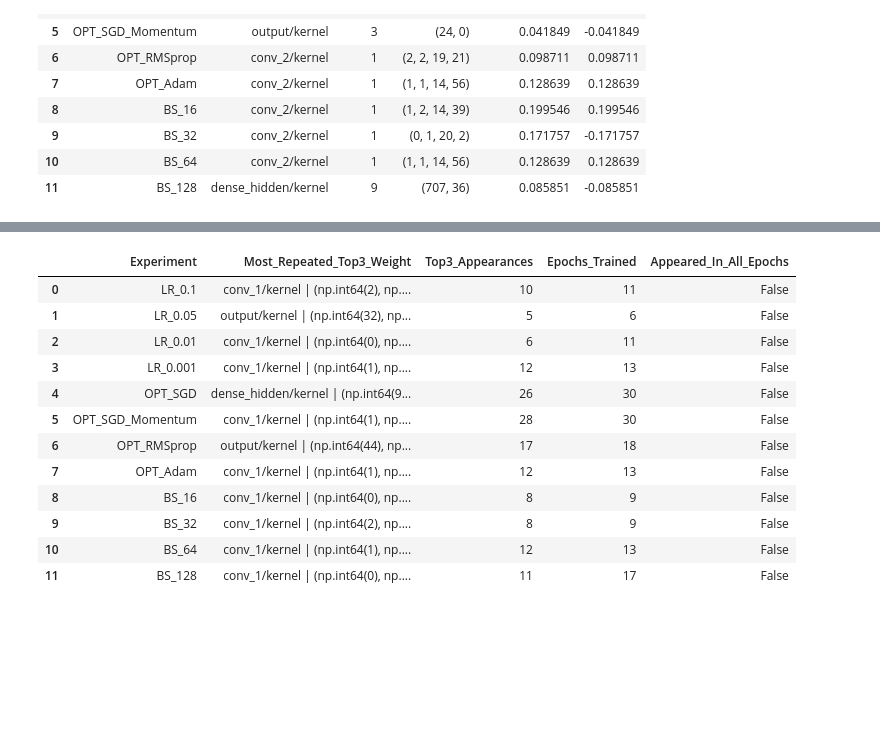
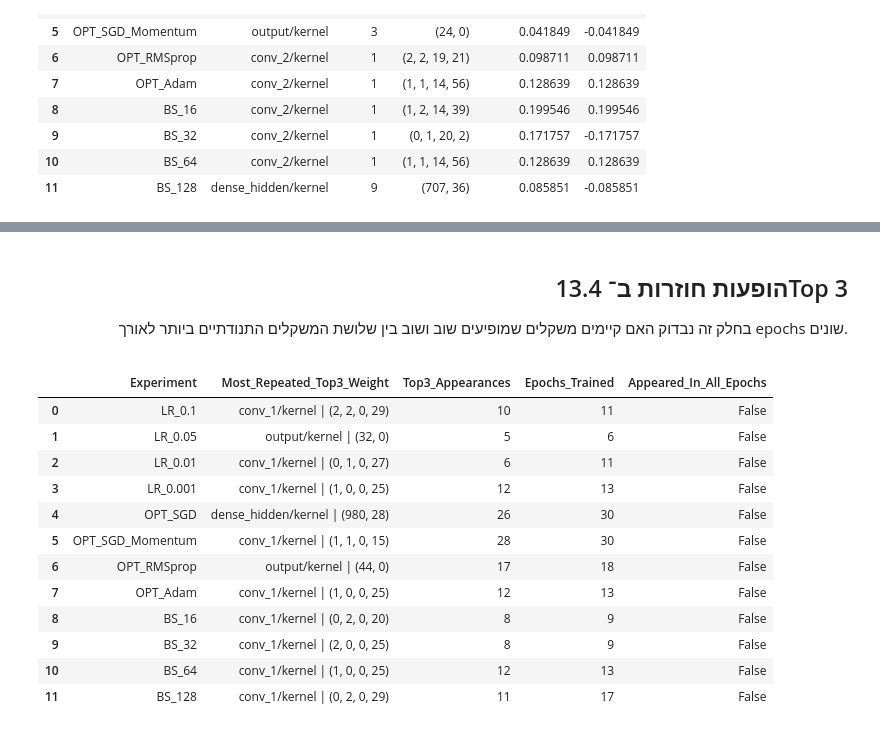
Before and after one commit to davidazimov069-maker/DeepLearning, a Jupyter notebook: FinalProject/DLFinalProject_DavidAviad.ipynb, the cells around one changed output, grey strips where cells are left out. Cells and saved outputs as stored; diff of their text form; code cells hidden in the pictures; blank space fills up the shorter version.

```diff
--- a/FinalProject/DLFinalProject_DavidAviad.ipynb
+++ b/FinalProject/DLFinalProject_DavidAviad.ipynb
@@ -1786,6 +1819,13 @@ Test accuracy: 0.8978571428571429
 Test F1: 0.8968997837058399
 Test ROC-AUC: 0.9611244897959184
 # %%
+summary_rows = []
+
+for experiment_name, result in experiment_results.items():
+    summary_rows.append(result["summary"])
+
+results_summary_df = pd.DataFrame(summary_rows)
+
 display_columns = [
     "Group",
     "Experiment",
@@ -1807,7 +1847,8 @@ display_columns = [
     "FN"
 ]
 
-results_summary_display = results_summary_df[display_columns].copy()
+results_summary_display = results_summary_df.copy()
+results_summary_display = results_summary_display[display_columns]
 
 numeric_columns = [
     "Best_Val_Loss",
@@ -2056,48 +2233,64 @@ most_volatile_df
+# %% [markdown]
+<a id="134-repeated-top3-analysis"></a>
+
+<div dir="rtl" style="text-align: right;">
+
+## 13.4 הופעות חוזרות ב־Top 3
+
+בחלק זה נבדוק האם קיימים משקלים שמופיעים שוב ושוב בין שלושת המשקלים התנודתיים ביותר לאורך epochs שונים.
+
+</div>
 # %%
+def clean_weight_index(weight_index):
+    return tuple(int(i) for i in weight_index)
+
+
 top3_repetition_rows = []
 
 for experiment_name, result in experiment_results.items():
     top_df = result["top_weight_changes"].copy()
 
+    top_df["clean_weight_index"] = top_df["weight_index"].apply(clean_weight_index)
+
     top_df["weight_id"] = (
         top_df["layer"].astype(str)
         + " | "
-        + top_df["weight_index"].astype(str)
+        + top_df["clean_weight_index"].astype(str)
     )
 
     repetition_counts = (
         top_df
         .groupby("weight_id")
         .size()
         .sort_values(ascending=False)
     )
 
     most_repeated_weight = repetition_counts.index[0]
     repeat_count = repetition_counts.iloc[0]
 
     epochs_trained = result["summary"]["Epochs_Trained"]
 
     top3_repetition_rows.append({
         "Experiment": experiment_name,
         "Most_Repeated_Top3_Weight": most_repeated_weight,
         "Top3_Appearances": repeat_count,
         "Epochs_Trained": epochs_trained,
         "Appeared_In_All_Epochs": repeat_count == epochs_trained
     })
 
 top3_repetition_df = pd.DataFrame(top3_repetition_rows)
 top3_repetition_df
 # %% [output]
 |  | Experiment | Most_Repeated_Top3_Weight | Top3_Appearances | Epochs_Trained | Appeared_In_All_Epochs |
-| 0 | LR_0.1 | conv_1/kernel | (np.int64(2), np.... | 10 | 11 | False |
-| 1 | LR_0.05 | output/kernel | (np.int64(32), np... | 5 | 6 | False |
-| 2 | LR_0.01 | conv_1/kernel | (np.int64(0), np.... | 6 | 11 | False |
-| 3 | LR_0.001 | conv_1/kernel | (np.int64(1), np.... | 12 | 13 | False |
-| 4 | OPT_SGD | dense_hidden/kernel | (np.int64(9... | 26 | 30 | False |
-| 5 | OPT_SGD_Momentum | conv_1/kernel | (np.int64(1), np.... | 28 | 30 | False |
-| 6 | OPT_RMSprop | output/kernel | (np.int64(44), np... | 17 | 18 | False |
-| 7 | OPT_Adam | conv_1/kernel | (np.int64(1), np.... | 12 | 13 | False |
-| 8 | BS_16 | conv_1/kernel | (np.int64(0), np.... | 8 | 9 | False |
-| 9 | BS_32 | conv_1/kernel | (np.int64(2), np.... | 8 | 9 | False |
-| 10 | BS_64 | conv_1/kernel | (np.int64(1), np.... | 12 | 13 | False |
-| 11 | BS_128 | conv_1/kernel | (np.int64(0), np.... | 11 | 17 | False |
+| 0 | LR_0.1 | conv_1/kernel | (2, 2, 0, 29) | 10 | 11 | False |
+| 1 | LR_0.05 | output/kernel | (32, 0) | 5 | 6 | False |
+| 2 | LR_0.01 | conv_1/kernel | (0, 1, 0, 27) | 6 | 11 | False |
+| 3 | LR_0.001 | conv_1/kernel | (1, 0, 0, 25) | 12 | 13 | False |
+| 4 | OPT_SGD | dense_hidden/kernel | (980, 28) | 26 | 30 | False |
+| 5 | OPT_SGD_Momentum | conv_1/kernel | (1, 1, 0, 15) | 28 | 30 | False |
+| 6 | OPT_RMSprop | output/kernel | (44, 0) | 17 | 18 | False |
+| 7 | OPT_Adam | conv_1/kernel | (1, 0, 0, 25) | 12 | 13 | False |
+| 8 | BS_16 | conv_1/kernel | (0, 2, 0, 20) | 8 | 9 | False |
+| 9 | BS_32 | conv_1/kernel | (2, 0, 0, 25) | 8 | 9 | False |
+| 10 | BS_64 | conv_1/kernel | (1, 0, 0, 25) | 12 | 13 | False |
+| 11 | BS_128 | conv_1/kernel | (0, 2, 0, 29) | 11 | 17 | False |
```
Also changed, not shown: parts of 33 cells of this notebook.
